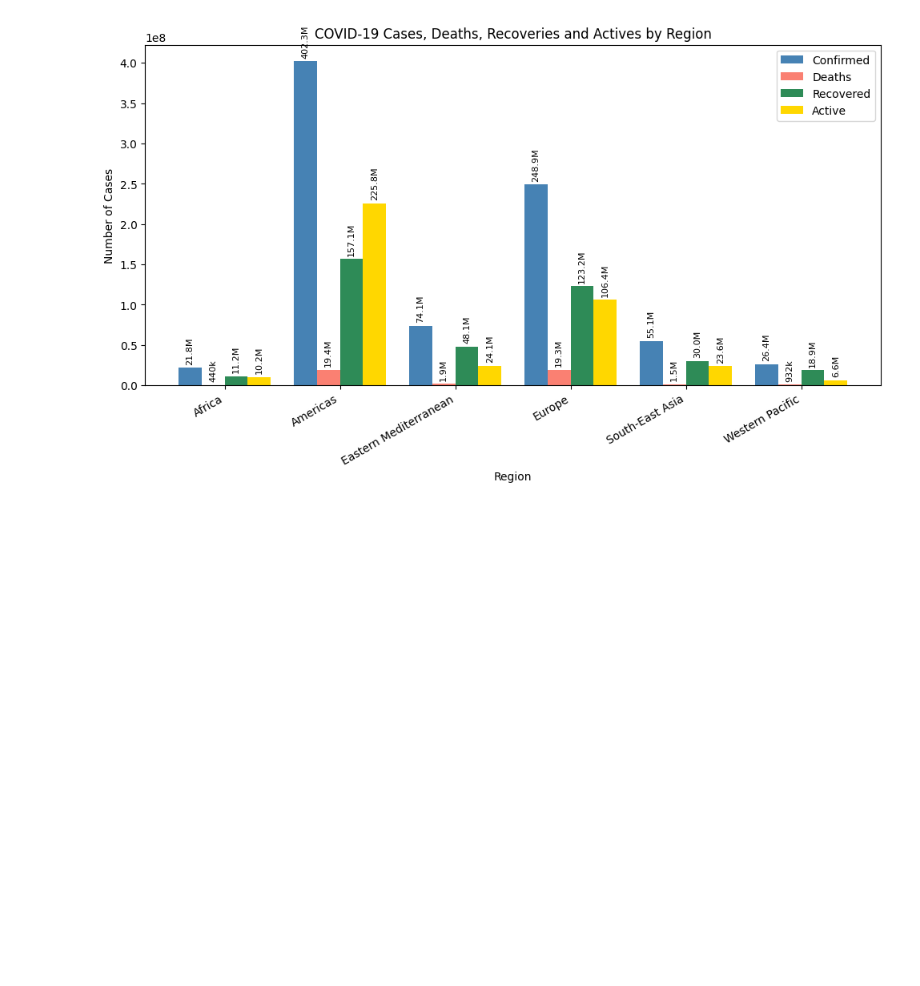
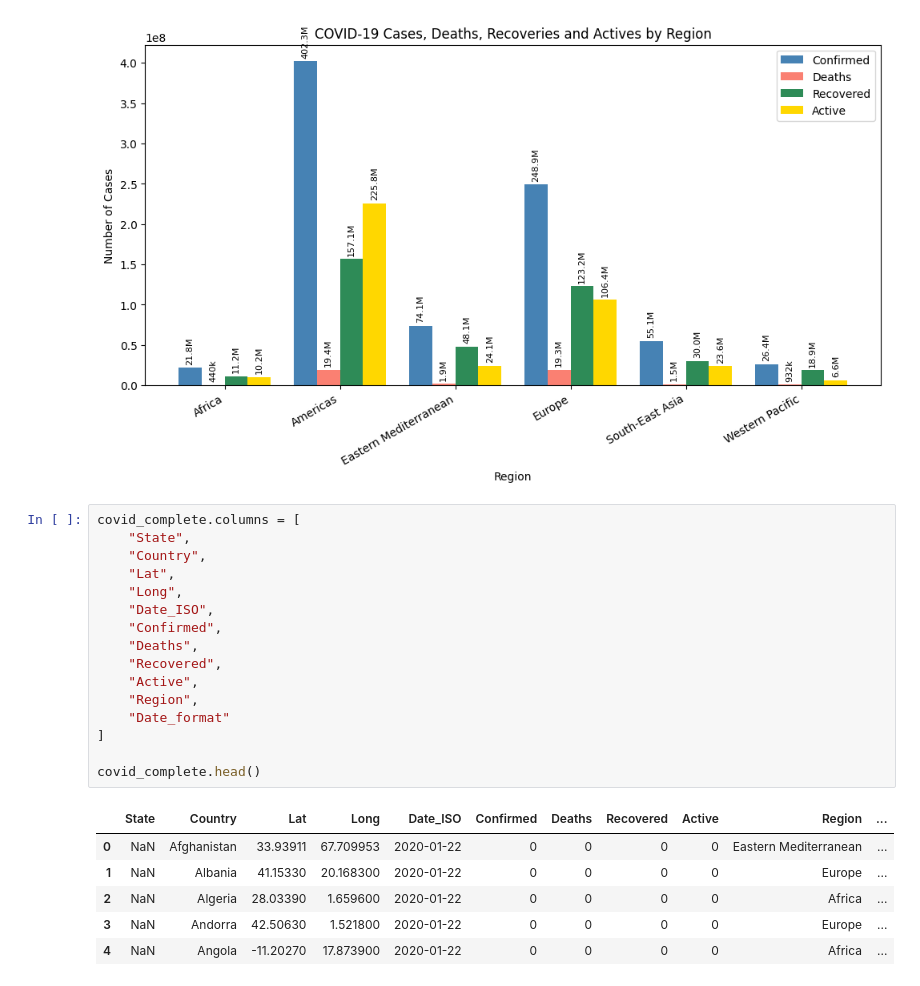
Before and after one commit to mlugard/covid19-pipeline, a Jupyter notebook: notebooks/EA_Covid_complete.ipynb, the cells around one changed output. Cells and saved outputs as stored; diff of their text form; blank space fills up the shorter version.

```diff
--- a/notebooks/EA_Covid_complete.ipynb
+++ b/notebooks/EA_Covid_complete.ipynb
@@ -108,3 +119,26 @@ plt.tight_layout()
 plt.show()
 # %% [output]
 [figure]
+# %%
+covid_complete.columns = [
+    "State",
+    "Country",
+    "Lat",
+    "Long",
+    "Date_ISO",
+    "Confirmed",
+    "Deaths",
+    "Recovered",
+    "Active",
+    "Region",
+    "Date_format"
+]
+
+covid_complete.head()
+# %% [output]
+|  | State | Country | Lat | Long | Date_ISO | Confirmed | Deaths | Recovered | Active | Region | ... |
+| 0 | NaN | Afghanistan | 33.93911 | 67.709953 | 2020-01-22 | 0 | 0 | 0 | 0 | Eastern Mediterranean | ... |
+| 1 | NaN | Albania | 41.15330 | 20.168300 | 2020-01-22 | 0 | 0 | 0 | 0 | Europe | ... |
+| 2 | NaN | Algeria | 28.03390 | 1.659600 | 2020-01-22 | 0 | 0 | 0 | 0 | Africa | ... |
+| 3 | NaN | Andorra | 42.50630 | 1.521800 | 2020-01-22 | 0 | 0 | 0 | 0 | Europe | ... |
+| 4 | NaN | Angola | -11.20270 | 17.873900 | 2020-01-22 | 0 | 0 | 0 | 0 | Africa | ... |
```
Also changed, not shown: parts of 5 cells of this notebook, 6 other files.
